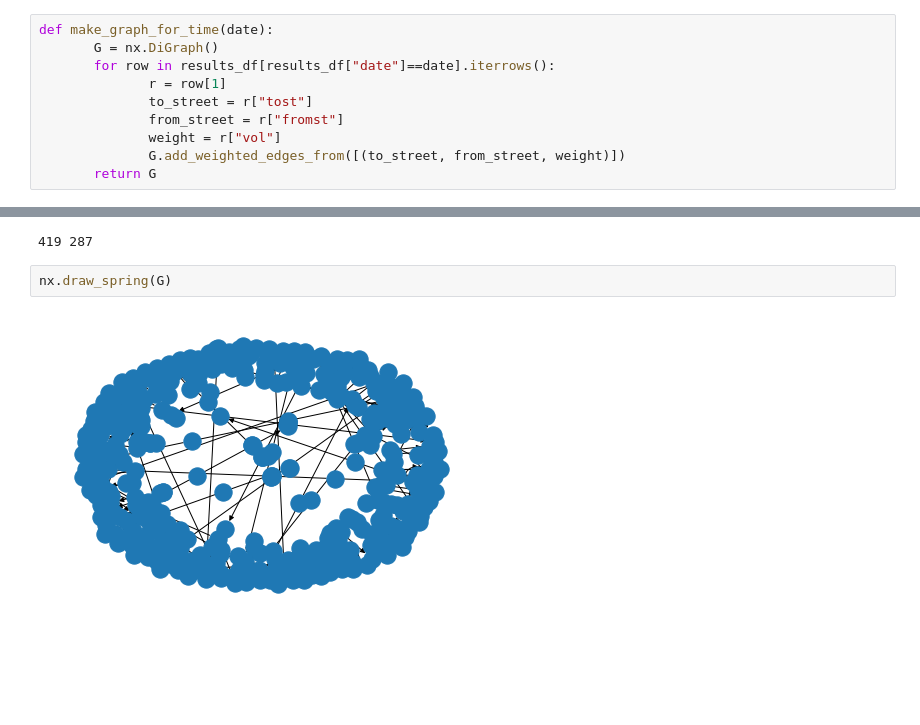
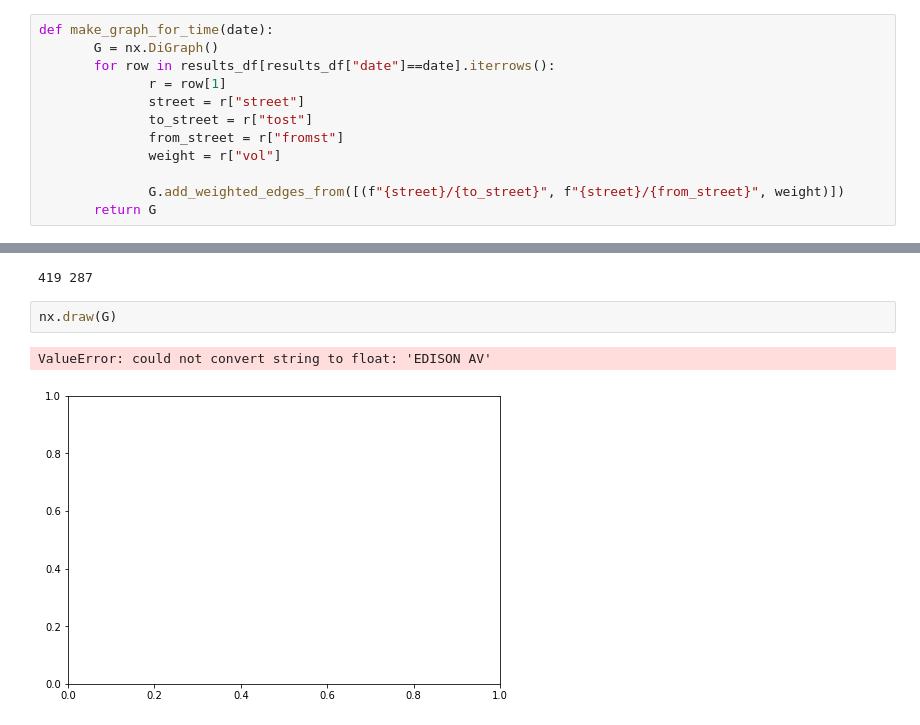
Before and after one commit to SRM47/cs152sp23GNNTrafficForecasting, a Jupyter notebook: initial_process_data.ipynb, the cells around one changed output, grey strips where cells are left out. Drawn from its saved outputs; the diff is of its cells as text; blank space fills up the shorter version.

```diff
--- a/initial_process_data.ipynb
+++ b/initial_process_data.ipynb
@@ -67,8 +67,10 @@ def make_graph_for_time(date):
        G = nx.DiGraph()
        for row in results_df[results_df["date"]==date].iterrows():
               r = row[1]
+              street = r["street"]
               to_street = r["tost"]
               from_street = r["fromst"]
               weight = r["vol"]
-              G.add_weighted_edges_from([(to_street, from_street, weight)])
+
+              G.add_weighted_edges_from([(f"{street}/{to_street}", f"{street}/{from_street}", weight)])
        return G
@@ -80,6 +87,7 @@ print(len(G.nodes), len(G.edges))
 # %% [output]
 419 287
 # %%
-nx.draw_spring(G)
+nx.draw(G)
 # %% [output]
+ValueError: could not convert string to float: 'EDISON AV'
-[figure, old version]
+[figure, new version]
```
Also changed, not shown: parts of 1 cell of this notebook, 2 other files.
